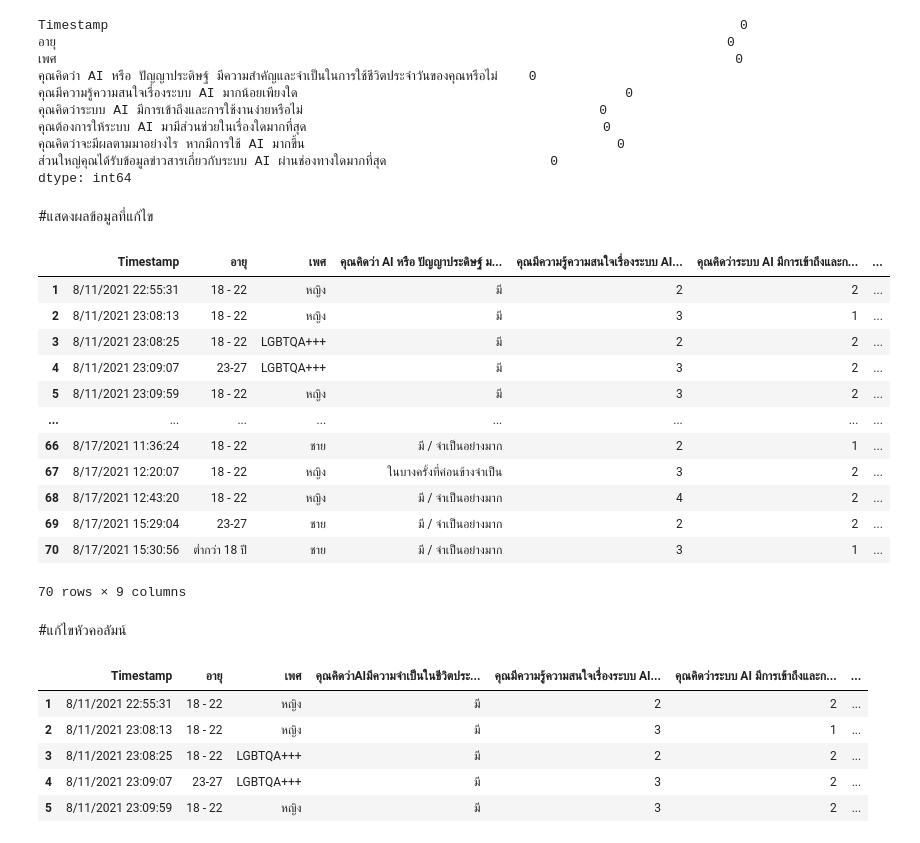
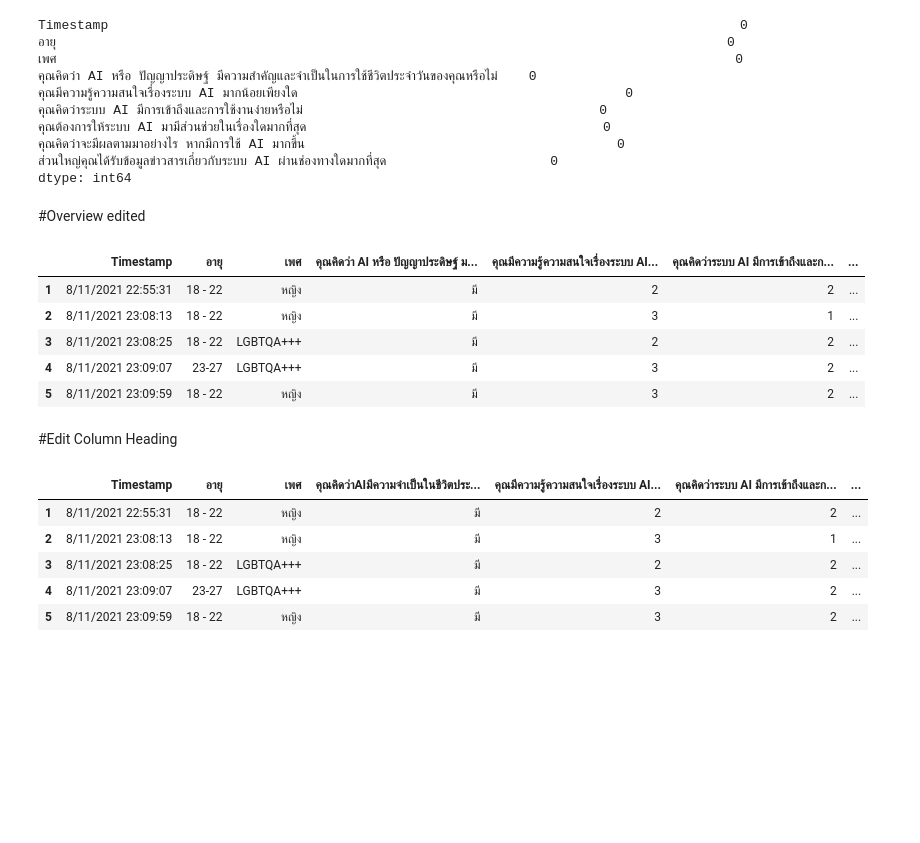
Before and after one commit to SureeratA/AI_project, a Jupyter notebook: AI_project.ipynb, the cells around one changed output. Saved outputs shown, nothing was run; the diff lists cells and outputs as text; code cells hidden in the pictures; blank space fills up the shorter version.

```diff
--- a/AI_project.ipynb
+++ b/AI_project.ipynb
@@ -131,27 +147,20 @@ Timestamp
 คุณคิดว่าจะมีผลตามมาอย่างไร หากมีการใช้ AI มากขึ้น                                        0
 ส่วนใหญ่คุณได้รับข้อมูลข่าวสารเกี่ยวกับระบบ AI ผ่านช่องทางใดมากที่สุด                     0
 dtype: int64
-# %% [markdown]
-#แสดงผลข้อมูลที่แก้ไข
+# %% [markdown]
+#Overview edited
 # %%
-form_AI.head(70)
+form_AI.head()
 # %% [output]
 |  | Timestamp | อายุ | เพศ | คุณคิดว่า AI หรือ ปัญญาประดิษฐ์ ม... | คุณมีความรู้ความสนใจเรื่องระบบ AI... | คุณคิดว่าระบบ AI มีการเข้าถึงและก... | ... |
 | 1 | 8/11/2021 22:55:31 | 18 - 22 | หญิง | มี | 2 | 2 | ... |
 | 2 | 8/11/2021 23:08:13 | 18 - 22 | หญิง | มี | 3 | 1 | ... |
 | 3 | 8/11/2021 23:08:25 | 18 - 22 | LGBTQA+++ | มี | 2 | 2 | ... |
 | 4 | 8/11/2021 23:09:07 | 23-27 | LGBTQA+++ | มี | 3 | 2 | ... |
 | 5 | 8/11/2021 23:09:59 | 18 - 22 | หญิง | มี | 3 | 2 | ... |
-| ... | ... | ... | ... | ... | ... | ... | ... |
-| 66 | 8/17/2021 11:36:24 | 18 - 22 | ชาย | มี / จำเป็นอย่างมาก | 2 | 1 | ... |
-| 67 | 8/17/2021 12:20:07 | 18 - 22 | หญิง | ในบางครั้งที่ค่อนข้างจำเป็น | 3 | 2 | ... |
-| 68 | 8/17/2021 12:43:20 | 18 - 22 | หญิง | มี / จำเป็นอย่างมาก | 4 | 2 | ... |
-| 69 | 8/17/2021 15:29:04 | 23-27 | ชาย | มี / จำเป็นอย่างมาก | 2 | 2 | ... |
-| 70 | 8/17/2021 15:30:56 | ต่ำกว่า 18 ปี | ชาย | มี / จำเป็นอย่างมาก | 3 | 1 | ... |
-70 rows × 9 columns
 # %%
 form_AI.to_csv('AI_projecttest.csv')
-# %% [markdown]
-#แก้ไขหัวคอลัมน์
+# %% [markdown]
+#Edit Column Heading
 # %%
 form_AI.rename(columns={'คุณคิดว่า AI หรือ ปัญญาประดิษฐ์ มีความสำคัญและจำเป็นในการใช้ชีวิตประจำวันของคุณหรือไม่':'คุณคิดว่าAIมีความจำเป็นในชีวิตประจำวันหรือไม่'},inplace=True)
```
Also changed, not shown: parts of 38 cells of this notebook.
